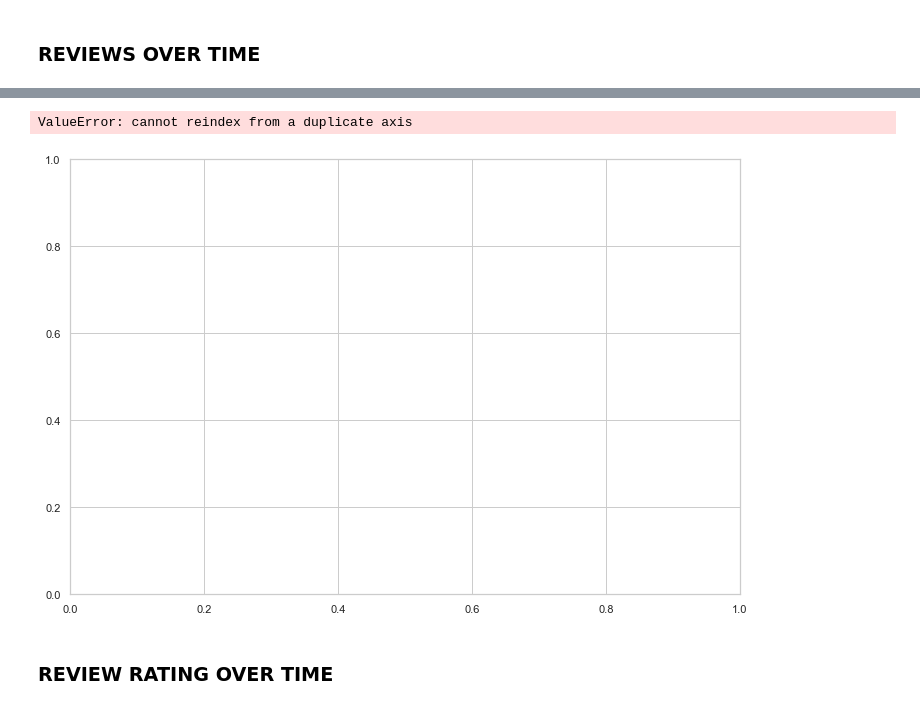
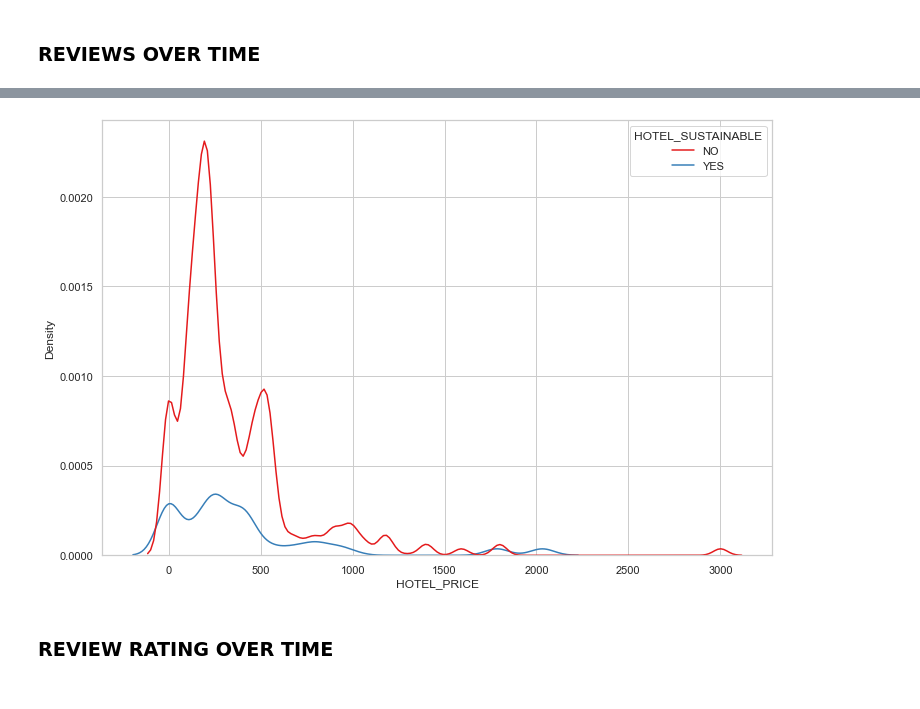
Before and after one commit to Esarac/Tripadvisor-Hotel, a Jupyter notebook: scripts/exploratory_analysis.ipynb, the cells around one changed output, grey strips where cells are left out. Drawn from its saved outputs; the diff is of its cells as text; code cells hidden in the pictures.

```diff
--- a/scripts/exploratory_analysis.ipynb
+++ b/scripts/exploratory_analysis.ipynb
@@ -63,7 +48,7 @@ HOTEL_DATA_PATH_2 = '../data/web_scraping/outputs/tripadvisor_hotels_sustainable
 HOTEL_DATA_2 = pd.read_csv(HOTEL_DATA_PATH_2)
 HOTEL_DATA_2['HOTEL_SUSTAINABLE'] = "YES"
 
-HOTEL_DATA = pd.concat([HOTEL_DATA_1, HOTEL_DATA_2])
+HOTEL_DATA = pd.concat([HOTEL_DATA_1, HOTEL_DATA_2], ignore_index=True)
 # %% [markdown]
 ## Data Review
 # %%
@@ -448,11 +413,10 @@ memory usage: 7.1+ MB
 # %%
 sns.set_theme(style="whitegrid")
-plot = sns.kdeplot(data = HOTEL_DATA, x = 'HOTEL_PRICE', palette="Set1")
+sns.kdeplot(data = OVERTIME_HOTEL_DATA, x = 'HOTEL_PRICE', hue="HOTEL_SUSTAINABLE", palette="Set1")
 
 plt.show()
 # %% [output]
-ValueError: cannot reindex from a duplicate axis
-[figure, old version]
+[figure, new version]
 # %% [markdown]
 ### REVIEW RATING OVER TIME
 # %%
```
Also changed, not shown: parts of 17 cells of this notebook.
